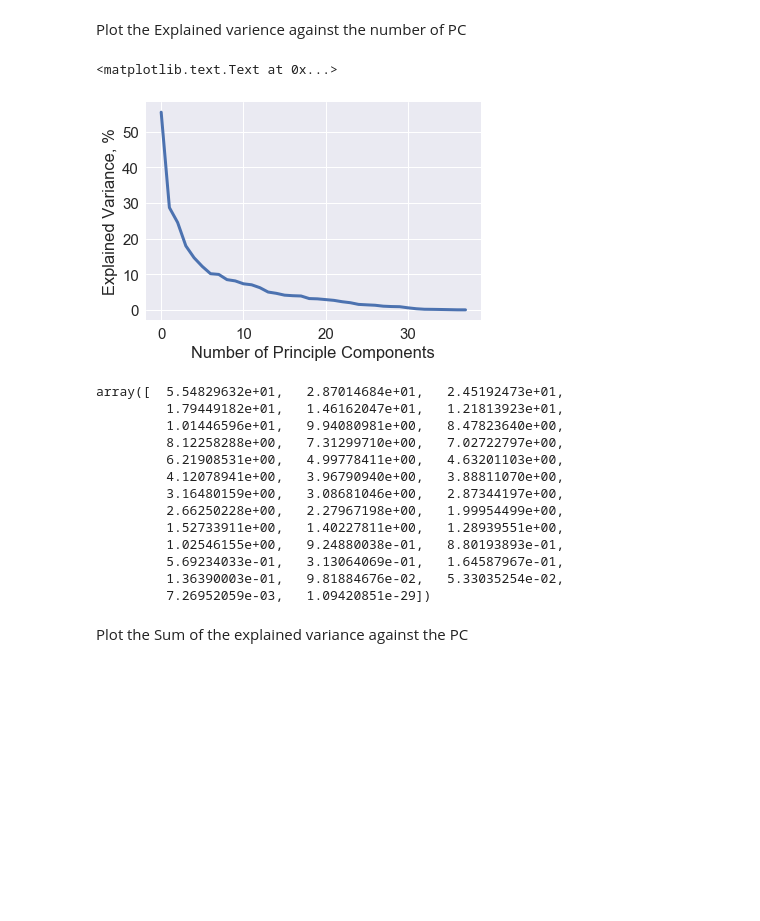
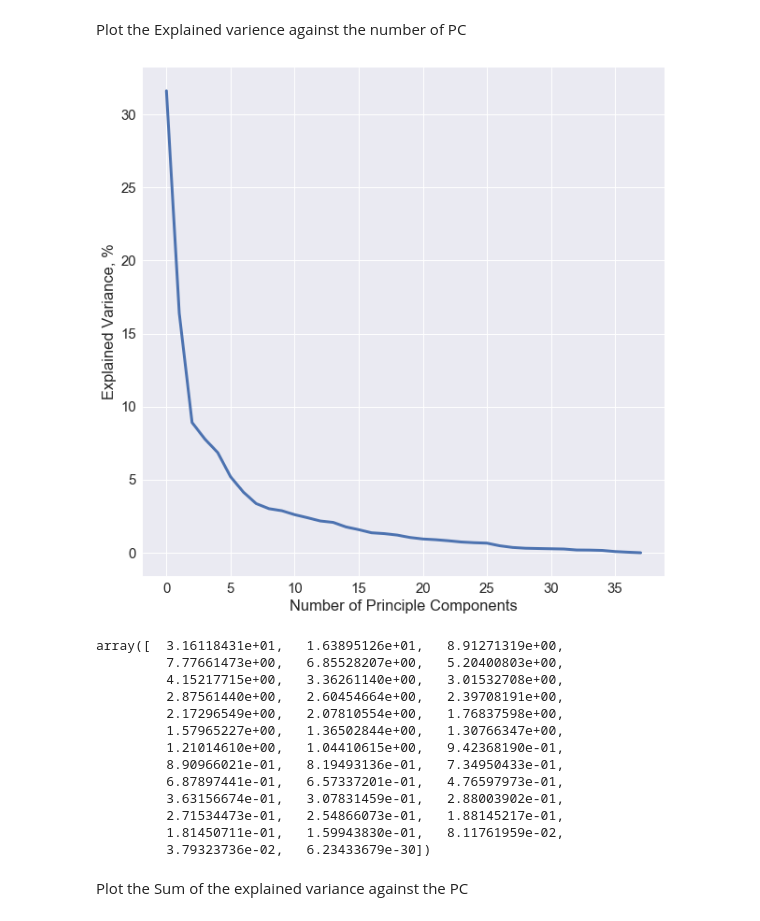
Before and after one commit to gafergus/Art_Materials_Unsupervised_Machine_Learning, a Jupyter notebook: Gum_PCA_MET.ipynb, the cells around one changed output. Saved outputs shown, nothing was run; the diff lists cells and outputs as text; code cells hidden in the pictures; blank space fills up the shorter version.

```diff
--- a/Gum_PCA_MET.ipynb
+++ b/Gum_PCA_MET.ipynb
@@ -40,7 +39,30 @@ def pca_summary(pca, standardised_data, out=True):
         print("Importance of components:")
         display(summary)
     return summary
+# %%
+def Preprocess(File_Name, var=1.00):
+    # Convert from values to 1 (ion present) or 0 (ion not present), see example for format
+    SN10 = File_Name.applymap(lambda x: 1 if x > 0 else 0)
+    # get the number of features
+    orig_cols = SN10.shape[1]
+    # setup the selector used to drop varience
+    selector = VarianceThreshold(threshold=(var * (1 - var)))
+    # Fit the selector to choose the low
+    SN10_Low_Var = selector.fit(SN10)
+    # make a list of the columns with low varience
+    drop_cols = [x for x in range(0,len(SN10.columns)) if x not in list(SN10_Low_Var.get_support(indices=True))]
+    # Drop the columsn in the list
+    sn10_low_var = SN10.drop(SN10.columns[drop_cols], axis=1)
+    # Get the number of ending columns
+    novar_cols = sn10_low_var.shape[1]
+    # Print out how many columns were dropped
+    print "Dropped {} low varience columns.\nStarting Columns = {}\nEnding Columns = {}"\
+          .format(orig_cols - novar_cols, orig_cols, novar_cols)
+    print "Preprocessing finsihed"
+    return sn10_low_var
 # %% [markdown]
 Read the data, the imput format must tbe the same as the example file Complete.csv!
 # %%
 Comp = read_file('Complete_3.csv')
+# %%
+Comp = Preprocess(Comp, var=0.90)
@@ -53,29 +80,30 @@ Plot the Explained varience against the number of PC
 # %%
 sns.set(font_scale=1.5)
 pca_c = PCA()
 pca_c.fit(scaled_Comp)
+plt.figure(figsize=(10,10))
 plt.plot(pca_c.explained_variance_, linewidth=3)
 plt.xlabel('Number of Principle Components')
 plt.ylabel('Explained Variance, %')
+plt.savefig("Exp_Var.svg", format='svg')
 # %% [output]
-<matplotlib.text.Text at 0x...>
-[figure, old version]
+[figure, new version]
 # %%
 pca_c.explained_variance_
 # %% [output]
-array([  5.54829632e+01,   2.87014684e+01,   2.45192473e+01,
-         1.79449182e+01,   1.46162047e+01,   1.21813923e+01,
-         1.01446596e+01,   9.94080981e+00,   8.47823640e+00,
-         8.12258288e+00,   7.31299710e+00,   7.02722797e+00,
-         6.21908531e+00,   4.99778411e+00,   4.63201103e+00,
-         4.12078941e+00,   3.96790940e+00,   3.88811070e+00,
-         3.16480159e+00,   3.08681046e+00,   2.87344197e+00,
-         2.66250228e+00,   2.27967198e+00,   1.99954499e+00,
-         1.52733911e+00,   1.40227811e+00,   1.28939551e+00,
-         1.02546155e+00,   9.24880038e-01,   8.80193893e-01,
-         5.69234033e-01,   3.13064069e-01,   1.64587967e-01,
-         1.36390003e-01,   9.81884676e-02,   5.33035254e-02,
-         7.26952059e-03,   1.09420851e-29])
+array([  3.16118431e+01,   1.63895126e+01,   8.91271319e+00,
+         7.77661473e+00,   6.85528207e+00,   5.20400803e+00,
+         4.15217715e+00,   3.36261140e+00,   3.01532708e+00,
+         2.87561440e+00,   2.60454664e+00,   2.39708191e+00,
+         2.17296549e+00,   2.07810554e+00,   1.76837598e+00,
+         1.57965227e+00,   1.36502844e+00,   1.30766347e+00,
+         1.21014610e+00,   1.04410615e+00,   9.42368190e-01,
+         8.90966021e-01,   8.19493136e-01,   7.34950433e-01,
+         6.87897441e-01,   6.57337201e-01,   4.76597973e-01,
+         3.63156674e-01,   3.07831459e-01,   2.88003902e-01,
+         2.71534473e-01,   2.54866073e-01,   1.88145217e-01,
+         1.81450711e-01,   1.59943830e-01,   8.11761959e-02,
+         3.79323736e-02,   6.23433679e-30])
 # %% [markdown]
 Plot the Sum of the explained variance against the PC
 # %%
```
Also changed, not shown: parts of 8 cells of this notebook, 6 other files.
